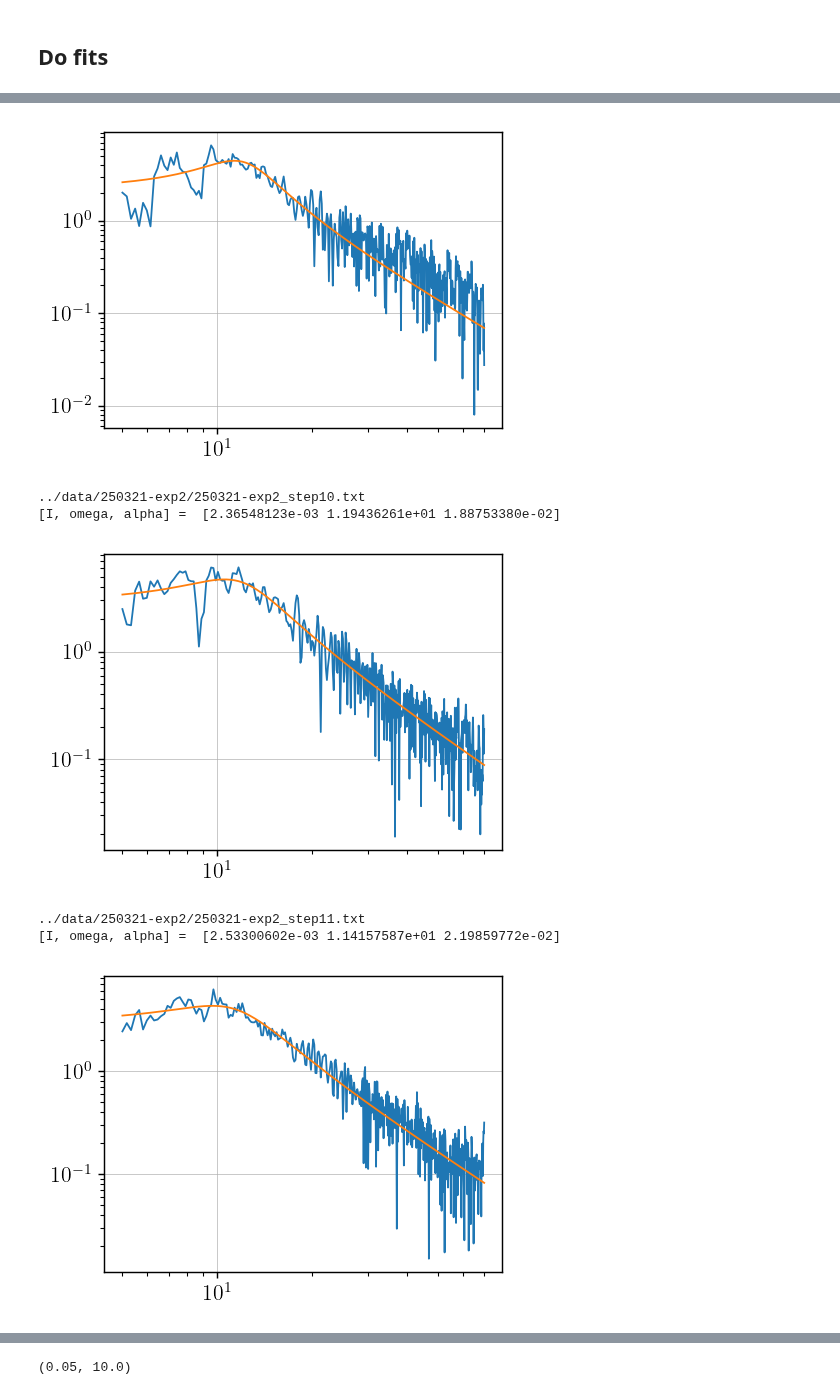
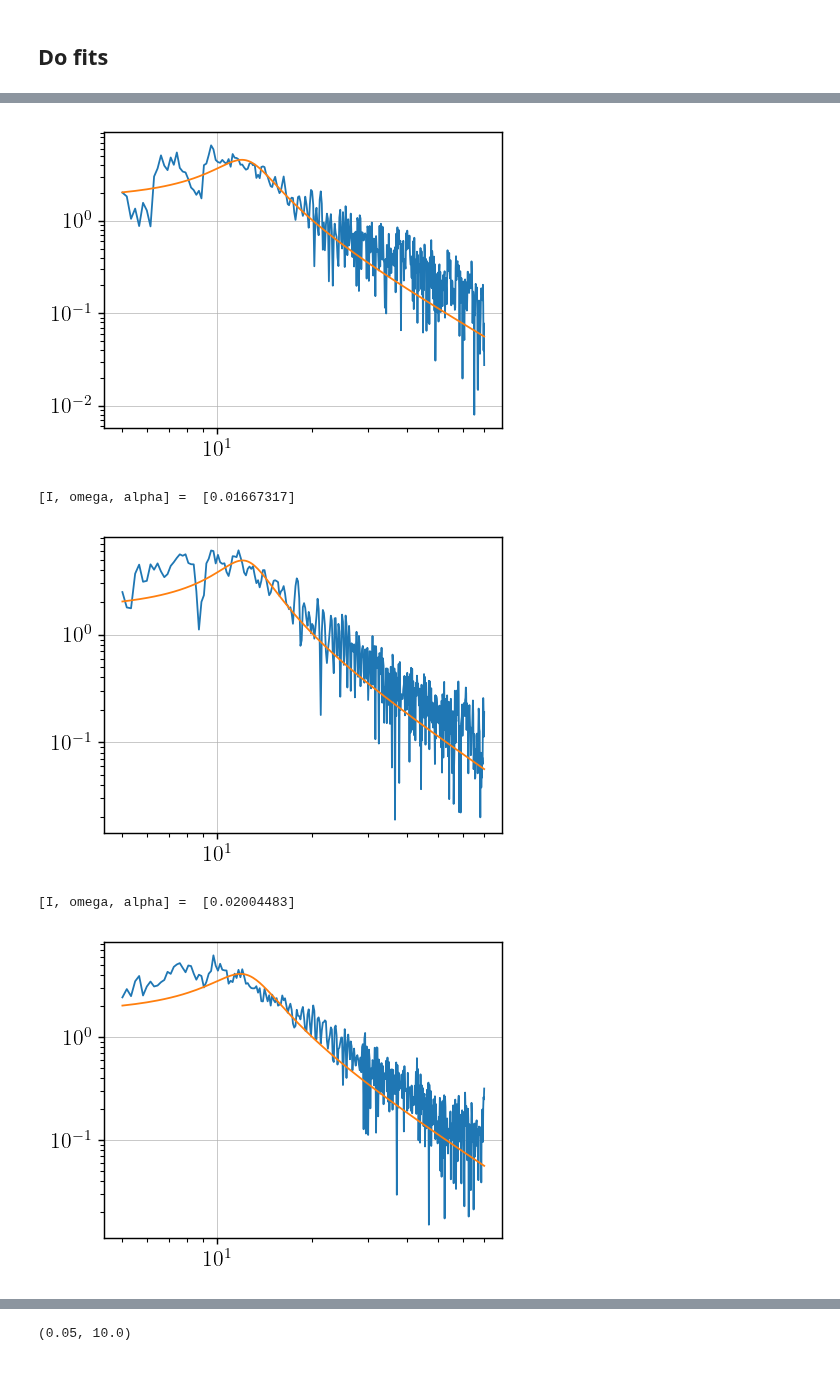
Before and after one commit to TomVdt/TPIII, a Jupyter notebook: 05-milieux-granulaires/analyse/exp1_test.ipynb, the cells around one changed output, grey strips where cells are left out. Cells and saved outputs as stored; diff of their text form; code cells hidden in the pictures.

```diff
--- a/05-milieux-granulaires/analyse/exp1_test.ipynb
+++ b/05-milieux-granulaires/analyse/exp1_test.ipynb
@@ -24,8 +24,7 @@ mpl.rcParams.update(rcParams)
 @dataclass
 class Step:
     imposed_vibration: float
-    gamma_average: float
-    S_average: float
+    gamma: float
     step_time: float
     freqs: np.ndarray
     psd: np.ndarray
@@ -43,7 +42,7 @@ data: list[Step] = []
 trash: list[int] = []
 for i, file in enumerate(data_files):
     freq, psd, chi_abs, chi_im = np.loadtxt(file, skiprows=1, delimiter='\t', unpack=True)
-    imposed_vibration, gamma_average, S_average, step_time, *_ = metadata[i]
+    imposed_vibration, _, gamma, step_time, *_ = metadata[i]
 
     if np.allclose(chi_abs, 0): # Data is corrupted when freq_response contains only zeros
         print(f"WARNING: data is fucked for {file}")
@@ -52,7 +51,7 @@ for i, file in enumerate(data_files):
 
     data.append(
         Step(
-            imposed_vibration, gamma_average, S_average, step_time,
+            imposed_vibration, gamma, step_time,
             freq, psd, chi_abs, chi_im
         )
     )
@@ -69,20 +68,30 @@ def theory(x: np.ndarray, I: float, w0: float, alpha: float) -> np.ndarray:
         (I * (w0**2 - x**2))**2 + (alpha * x)**2
     )
 # %%
+show_plots = True
+
 all_popt_pass1 = np.zeros((len(data), 3))
-
-show_plots = True
 for i, step in enumerate(data):
     popt, pcov = sc.optimize.curve_fit(
         theory, step.freqs, step.chi_abs,
         bounds=(0, np.inf)
     )
     all_popt_pass1[i] = popt
-    print(data_files[i])
+
+all_popt_pass2 = np.zeros(len(data))
+I, w0, _ = np.mean(all_popt_pass1, axis=0)
+theory_constrained = lambda x, alpha: theory(x, I, w0, alpha)
+
+for i, step in enumerate(data):
+    popt, pcov = sc.optimize.curve_fit(
+        theory_constrained, step.freqs, step.chi_abs,
+        bounds=(0, np.inf)
+    )
+    all_popt_pass2[i] = popt
 
     if show_plots:
         print("[I, omega, alpha] = ", popt)
         plt.plot(step.freqs, step.chi_abs)
-        plt.loglog(step.freqs, theory(step.freqs, *popt))
+        plt.loglog(step.freqs, theory(step.freqs, I, w0, *popt))
         plt.show()
 # %% [output]
@@ -94,7 +101,5 @@ for i, step in enumerate(data):
-[figure, old version]
+[figure, new version]
-../data/250321-exp2/250321-exp2_step10.txt
-[I, omega, alpha] =  [2.36548123e-03 1.19436261e+01 1.88753380e-02]
+[I, omega, alpha] =  [0.01667317]
-[figure, old version]
+[figure, new version]
-../data/250321-exp2/250321-exp2_step11.txt
-[I, omega, alpha] =  [2.53300602e-03 1.14157587e+01 2.19859772e-02]
+[I, omega, alpha] =  [0.02004483]
-[figure, old version]
+[figure, new version]
```
Also changed, not shown: parts of 3 cells of this notebook.
